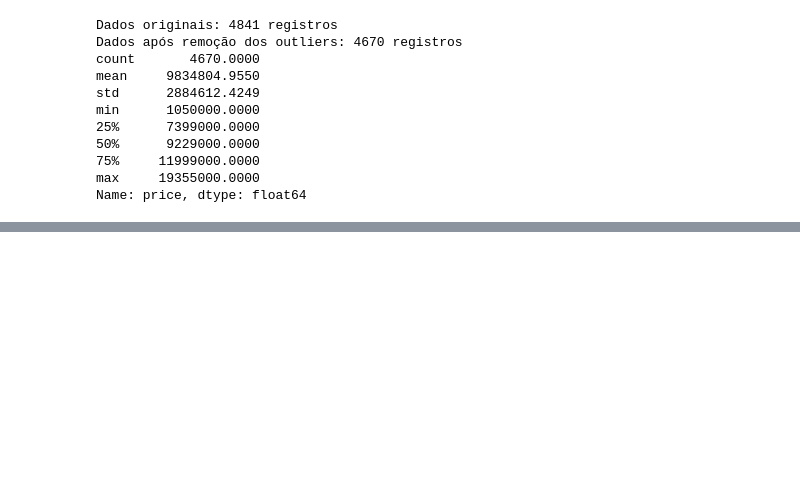
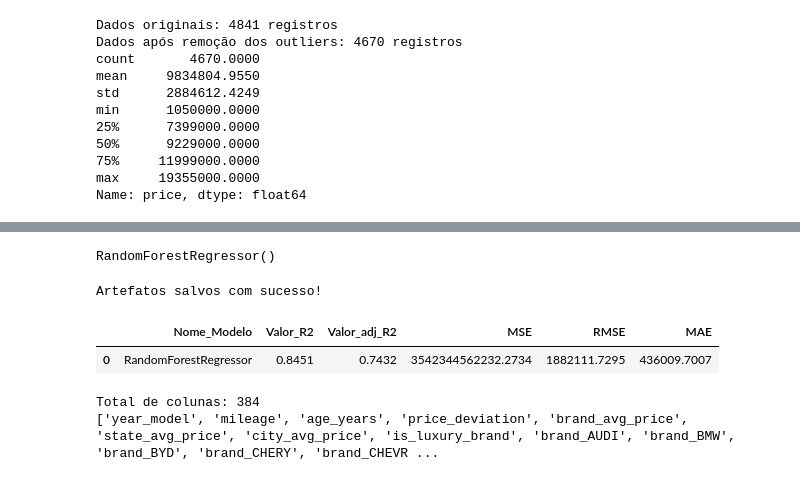
Before and after one commit to Mel-Rocha/car-price-ia, a Jupyter notebook: notebooks/usar_ia_api_rest.ipynb, the cells around one changed output, grey strips where cells are left out. Saved outputs shown, nothing was run; the diff lists cells and outputs as text; code cells hidden in the pictures; blank space fills up the shorter version.

```diff
--- a/notebooks/usar_ia_api_rest.ipynb
+++ b/notebooks/usar_ia_api_rest.ipynb
@@ -217,0 +216,64 @@ Artefatos salvos com sucesso!
+# %%
+# 5. Treinar o modelo
+randfor_model = RandomForestRegressor()
+randfor_model.fit(X_train, y_train)
+# %% [output]
+RandomForestRegressor()
+# %%
+# 6. Salvar os artefatos
+with open('onehotencoder.pkl', 'wb') as file:
+    pickle.dump(ohe, file)
+
+with open('scaler.pkl', 'wb') as file:
+    pickle.dump(scaler, file)
+
+with open('randfor_model.pkl', 'wb') as file:
+    pickle.dump(randfor_model, file)
+
+print("Artefatos salvos com sucesso!")
+# %% [output]
+Artefatos salvos com sucesso!
+# %%
+# Carregar os artefatos salvos
+with open('onehotencoder.pkl', 'rb') as file:
+    ohe = pickle.load(file)
+
+with open('scaler.pkl', 'rb') as file:
+    scaler = pickle.load(file)
+
+with open('randfor_model.pkl', 'rb') as file:
+    model = pickle.load(file)
+# %%
+## Função de avaliação de modelo
+def model_eval(model, X_test, y_test):  # Pass X_test and y_test to the function
+    y_pred = model.predict(X_test)  # Make predictions using the model
+    r2 = r2_score(y_test, y_pred)
+    adj_r2 = 1 - (1 - r2) * (len(y_test) - 1) / (len(y_test) - X_test.shape[1] - 1)
+    mse = mean_squared_error(y_test, y_pred)
+    rmse = np.sqrt(mse)
+    mae = mean_absolute_error(y_test, y_pred)
+
+    # Create a DataFrame with the calculated metrics
+    preds = pd.DataFrame({
+        "Nome_Modelo": [type(model).__name__],  # Use model's class name for model name
+        "Valor_R2": [r2],
+        "Valor_adj_R2": [adj_r2],
+        "MSE": [mse],
+        "RMSE": [rmse],
+        "MAE": [mae]
+    })
+
+    return preds.sort_values(by="Valor_R2", ascending=False)
+
+## Avaliação do modelo
+model_eval(model, X_test, y_test)  # Call the function with model, X_test, and y_test
+# %% [output]
+|  | Nome_Modelo | Valor_R2 | Valor_adj_R2 | MSE | RMSE | MAE |
+| 0 | RandomForestRegressor | 0.8451 | 0.7432 | 3542344562232.2734 | 1882111.7295 | 436009.7007 |
+# %%
+# Obter a lista de colunas e a ordem de X_test
+print(f"Total de colunas: {len(X_test.columns)}")
+print(X_test.columns.tolist())
+# %% [output]
+Total de colunas: 384
+['year_model', 'mileage', 'age_years', 'price_deviation', 'brand_avg_price', 'state_avg_price', 'city_avg_price', 'is_luxury_brand', 'brand_AUDI', 'brand_BMW', 'brand_BYD', 'brand_CHERY', 'brand_CHEVR ...
```
Also changed, not shown: parts of 9 cells of this notebook.
